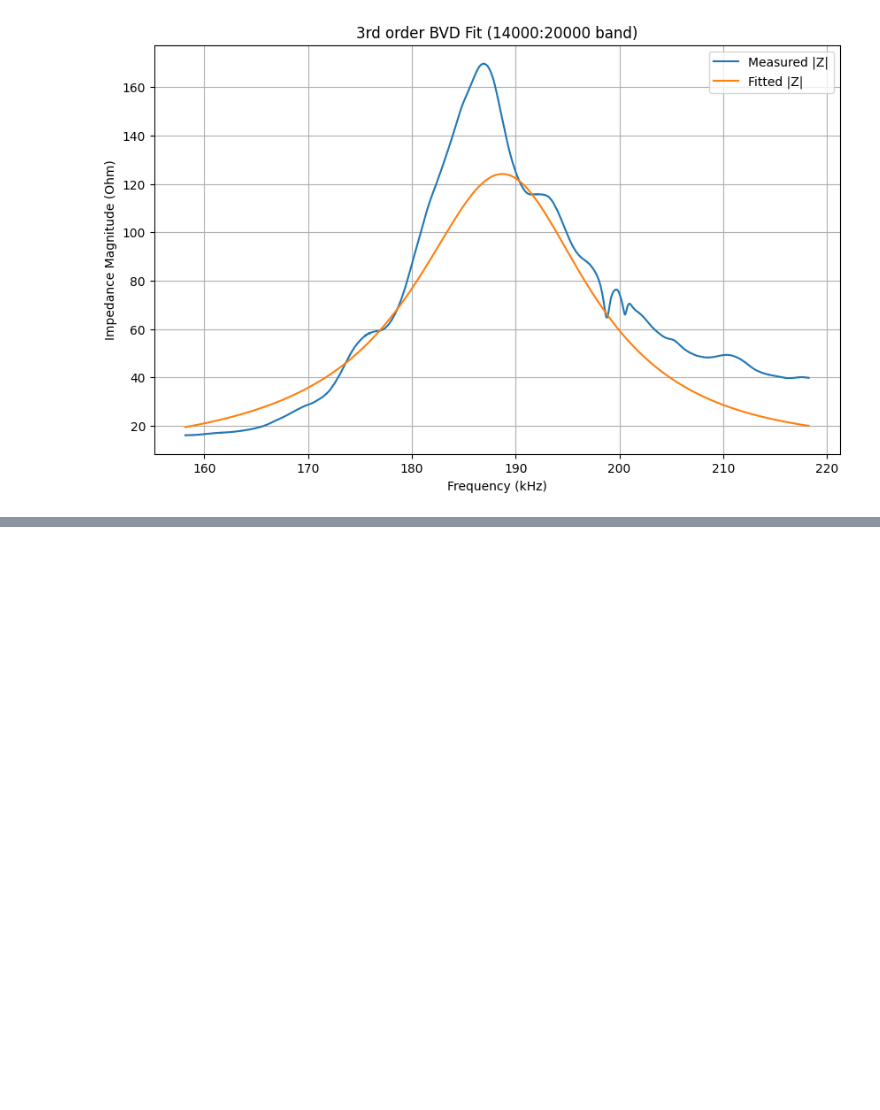
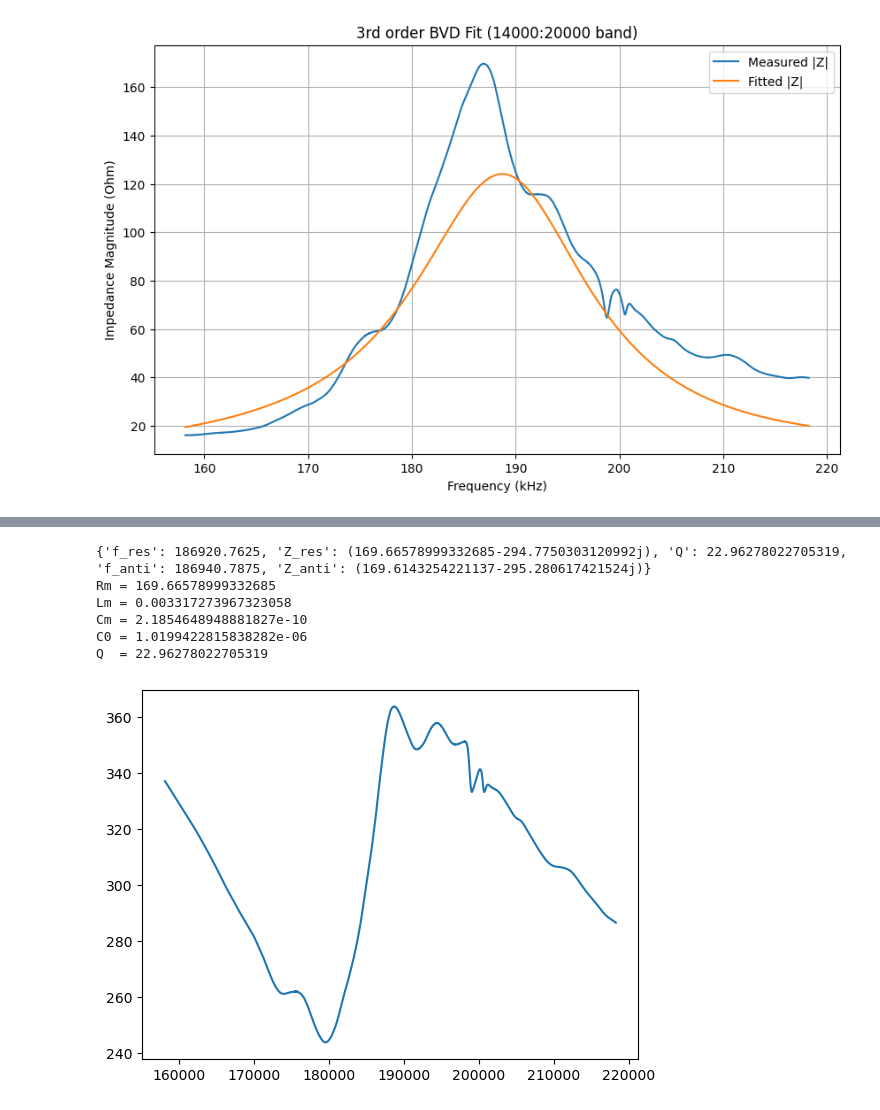
Before and after one commit to MKD-software/EMI-DMG-Analysis, a Jupyter notebook: Damage-analysis.ipynb, the cells around one changed output, grey strips where cells are left out. Saved outputs shown, nothing was run; the diff lists cells and outputs as text; code cells hidden in the pictures; blank space fills up the shorter version.

```diff
--- a/Damage-analysis.ipynb
+++ b/Damage-analysis.ipynb
@@ -1006,0 +1155,44 @@ plt.show()
+# %%
+
+# Example usage
+#peakdata = two_dof_peak_analysis(f, H)
+peakdata = two_dof_peak_analysis(f_fit,Z_meas_fit)
+
+
+print(peakdata[0])
+params = bvd_from_peakinfo(peakdata[0])
+
+R1 = params['Rm']
+C1 = params['Cm']
+L1 = params['Lm']
+C0 = params['C0']
+
+print("Rm =", params['Rm'])
+print("Lm =", params['Lm'])
+print("Cm =", params['Cm'])
+print("C0 =", params['C0'])
+print("Q  =", params['Q'])
+
+
+Z = butterworth_van_dyke(f_fit, R1, C1, L1, C0)
+
+# plt.plot(f, H)
+plt.plot(f_fit,np.abs(Z_meas_fit))
+
+#plt.plot(f_fit,np.abs(Z))
+
+# --- Initial guesses ---
+param_guesses = {
+    'R1': 155.0,         # Ohm
+    'L1': 900e-6,        # H
+    'C1': 0.89e-9,       # F
+    'C0': 5.9e-9         # F
+}
+# %% [output]
+{'f_res': 186920.7625, 'Z_res': (169.66578999332685-294.7750303120992j), 'Q': 22.96278022705319, 'f_anti': 186940.7875, 'Z_anti': (169.6143254221137-295.280617421524j)}
+Rm = 169.66578999332685
+Lm = 0.003317273967323058
+Cm = 2.1854648948881827e-10
+C0 = 1.0199422815838282e-06
+Q  = 22.96278022705319
+[figure, added]
```
Also changed, not shown: parts of 14 cells of this notebook.
